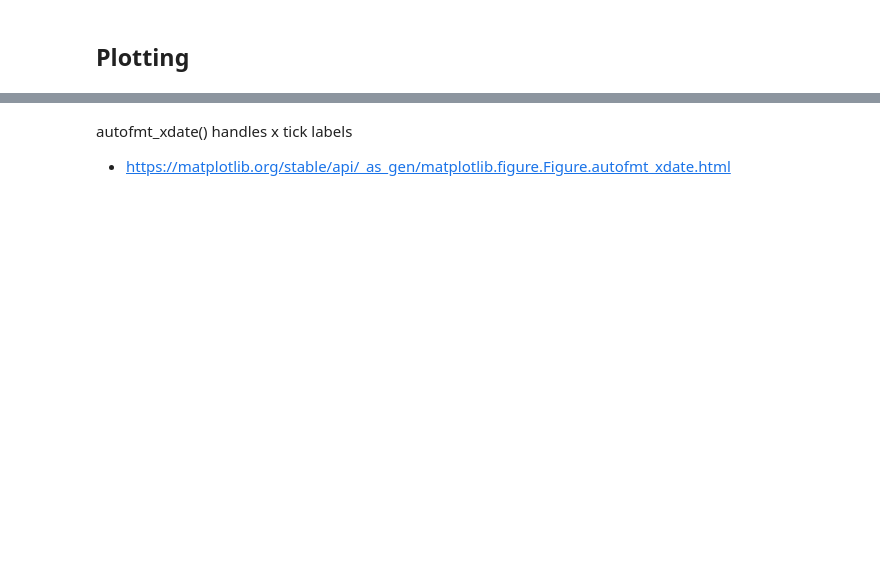
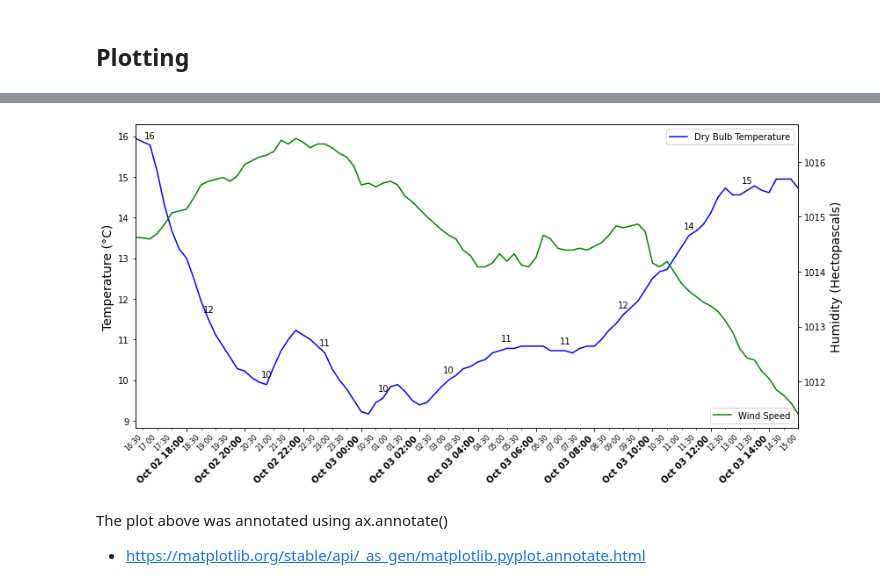
Before and after one commit to holmstead/PFDA, a Jupyter notebook: assignments/assignment2-weather.ipynb, the cells around one changed output, grey strips where cells are left out. Drawn from its saved outputs; the diff is of its cells as text; code cells hidden in the pictures; blank space fills up the shorter version.

Commit message:
update plots, tidy up

```diff
--- a/assignments/assignment2-weather.ipynb
+++ b/assignments/assignment2-weather.ipynb
@@ -120,4 +104,71 @@ You can use the DateFormatter to
+# %%
+# Set up the figure and axes, set figure size
+fig, ax1 = plt.subplots(figsize=(12, 6))
+
+# Define x and y values
+x = df["reportStartDateTime"]
+y_temp = df["dryBulbTemperature_Celsius"]
+y_wind = df["airPressure_Hectopascal"]
+
+# Create the plot, with legend
+ax1.plot(x, y_temp, label="Dry Bulb Temperature", color="blue")
+# Set axis labels
+#ax.set_xlabel("Date/Time", fontsize=16)#, fontweight="bold")
+ax1.set_ylabel("Temperature (°C)", fontsize=14)#, fontweight="bold")
+
+# Create a secondary y-axis for windspeed
+ax2 = ax1.twinx()
+
+# Create a secondary y-axis for windspeed
+ax2.plot(x, y_wind, label="Wind Speed", color="green")
+ax2.set_ylabel("Humidity (Hectopascals)", fontsize=14)#, fontweight="bold")
+
+# Remove padding around the plot by setting margins to zero for the x-axis
+ax2.margins(x=0)
+
+# Set the major ticks to format the date labels
+ax1.xaxis.set_major_formatter(DateFormatter("%b %d %H:%M"))
+
+# Set minor ticks at 30-minute intervals
+ax1.xaxis.set_minor_locator(MinuteLocator(interval=30))
+
+# Display minor tick labels
+ax1.xaxis.set_minor_formatter(DateFormatter("%H:%M"))
+
+# Set properties for major labels
+for label in ax1.get_xticklabels(which="major"):
+    label.set_rotation(45)
+    label.set_horizontalalignment("right")
+    label.set_verticalalignment("top")
+    label.set_fontweight("bold")  # Set the major labels to bold
+    label.set_fontsize(10)        # Adjust the font size for major labels
+
+# Set properties for minor labels
+for label in ax1.get_xticklabels(which="minor"):
+    label.set_rotation(45)
+    label.set_horizontalalignment("right")
+    label.set_verticalalignment("top")
+    label.set_fontsize(8)        # Adjust the font size for minor labels
+
+
+# Create loop to annotate
+for i in range(1, len(x), len(x)//10):  # annotate every 10th point
+    ax1.annotate(f"{round(y_temp[i])}",  # display rounded wind speed
+                (x[i], y_temp[i]),  # set annotation position
+                textcoords="offset points",  # specify coordinate system
+                xytext=(0, 8),  # offset text
+                ha="center", fontsize=10, color="black"
+                )
+
+# Add legend
+ax1.legend(loc="upper right")
+ax2.legend(loc="lower right")
+
+# Adjust layout to prevent label overlap
+fig.tight_layout()
+# %% [output]
+[figure, added]
 # %% [markdown]
-autofmt_xdate() handles x tick labels
+The plot above was annotated using ax.annotate()
 
-- https://matplotlib.org/stable/api/_as_gen/matplotlib.figure.Figure.autofmt_xdate.html
+- https://matplotlib.org/stable/api/_as_gen/matplotlib.pyplot.annotate.html
```
Also changed, not shown: parts of 25 cells of this notebook.
